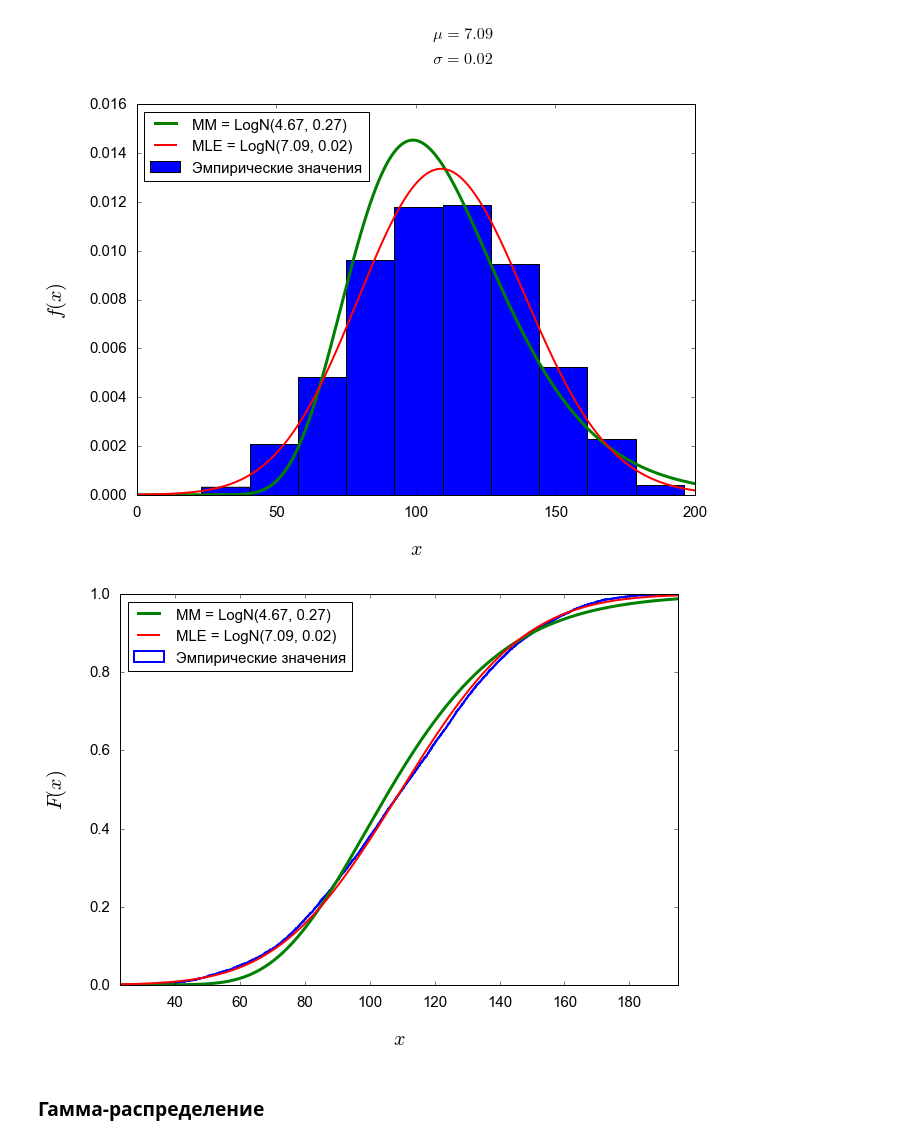
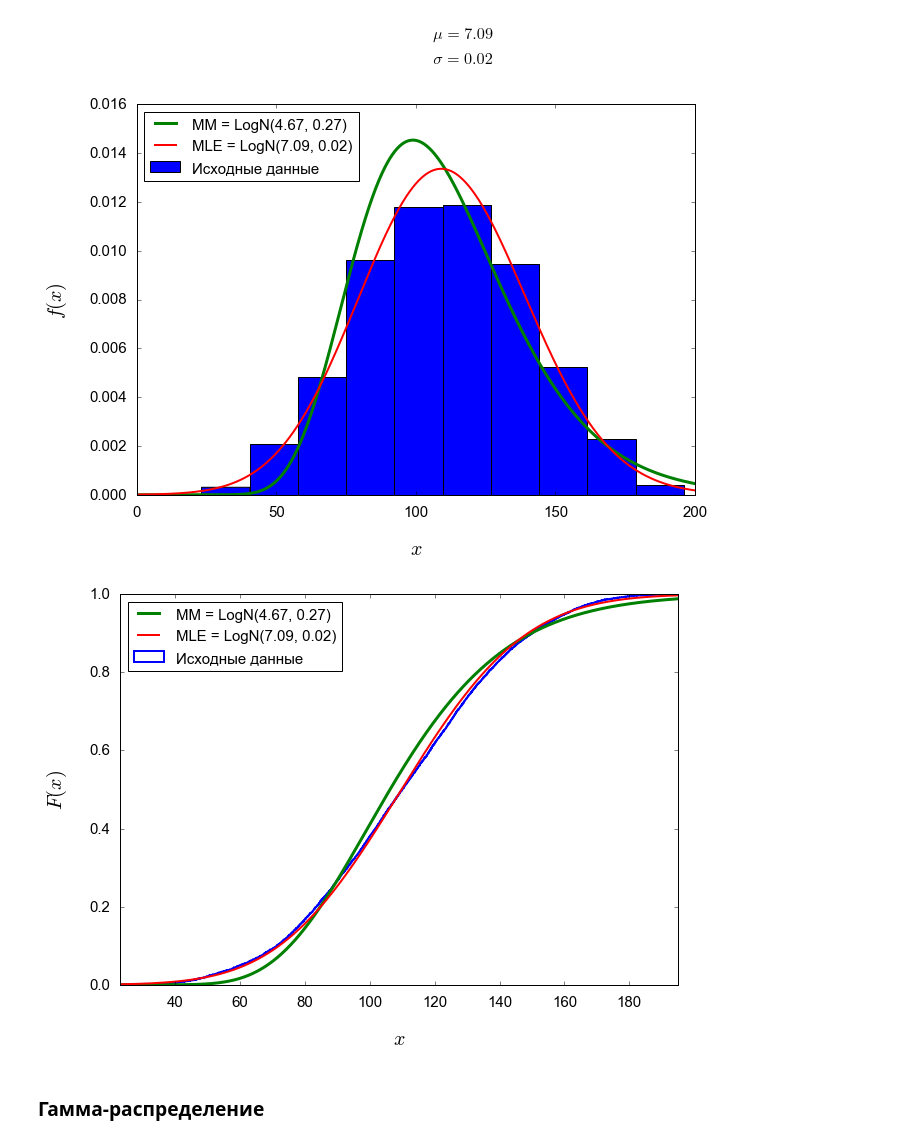
Before and after one commit to vaddya/probability-and-statistics, a Jupyter notebook: lab2/code/lab2.ipynb, the cells around one changed output. Cells and saved outputs as stored; diff of their text form; code cells hidden in the pictures.

```diff
--- a/lab2/code/lab2.ipynb
+++ b/lab2/code/lab2.ipynb
@@ -72,13 +74,12 @@ class Sample(object):
         right = (n - 1) * (s ** 2) / st.chi2.ppf((1-q)/2, n - 1)
         return (left, right)
 
-    def parametric_confidence_interval(self, confidence):
+    def parametric_confidence_interval(self, q, p): # ?
         m = self.mean()
         s = self.std()
         h = s * 1.886
         return (m - h, m + h)
 
-
     def __str__(self):
         return str(self.values)
 # %%
@@ -443,25 +444,25 @@ $$ \sigma = 0.02 $$
 # %%
 logn_pdf_mle = st.lognorm.pdf(xes, logn_sigma_mle, loc=loc, scale=math.exp(logn_mu_mle))
 logn_pdf_mm = st.lognorm.pdf(xes, logn_sigma_mm, scale=math.exp(logn_mu_mm))
 
 plt.figure(figsize=(10, 7))
-plt.hist(s.values, normed=True, label='Эмпирические значения')
+plt.hist(s.values, normed=True, label='Исходные данные')
 plt.plot(xes, logn_pdf_mm, label='MM = LogN({0:.2f}, {1:.2f})'.format(logn_mu_mm, logn_sigma_mm), color='g', linewidth=3)
 plt.plot(xes, logn_pdf_mle, label='MLE = LogN({0:.2f}, {1:.2f})'.format(logn_mu_mle, logn_sigma_mle), color='r', linewidth=2)
 plt.legend(loc='upper left', fontsize=15)
 plt.xlabel('$x$', fontsize=20, labelpad=20)
 plt.ylabel('$f(x)$', fontsize=20, labelpad=20)
 plt.tick_params(labelsize=15, pad=10)
 plt.savefig('./../pics/dist_lognorm.png')
 plt.show()
 # %% [output]
-[figure, old version]
+[figure, new version]
 # %%
 logn_cdf_mm = st.lognorm.cdf(xes, logn_sigma_mm, scale=math.exp(logn_mu_mm))
 logn_cdf_mle = st.lognorm.cdf(xes, logn_sigma_mle, loc=loc, scale=math.exp(logn_mu_mle))
 
 plt.figure(figsize=(10, 7))
-plt.hist(x, num, normed=1, histtype='step', cumulative=True, label='Эмпирические значения', color='b', linewidth=2)
+plt.hist(x, num, normed=1, histtype='step', cumulative=True, label='Исходные данные', color='b', linewidth=2)
 plt.plot(xes, logn_cdf_mm, label='MM = LogN({0:.2f}, {1:.2f})'.format(logn_mu_mm, logn_sigma_mm), color='g', linewidth=3)
 plt.plot(xes, logn_cdf_mle, label='MLE = LogN({0:.2f}, {1:.2f})'.format(logn_mu_mle, logn_sigma_mle), color='r', linewidth=2)
 plt.legend(loc='upper left', fontsize=15)
@@ -472,7 +473,7 @@ plt.tick_params(labelsize=15, pad=10)
 plt.savefig('./../pics/dist_cum_lognorm.png')
 plt.show()
 # %% [output]
-[figure, old version]
+[figure, new version]
 # %% [markdown]
 ### Гамма-распределение
 # %% [markdown]
```
Also changed, not shown: parts of 26 cells of this notebook, 25 other files.
